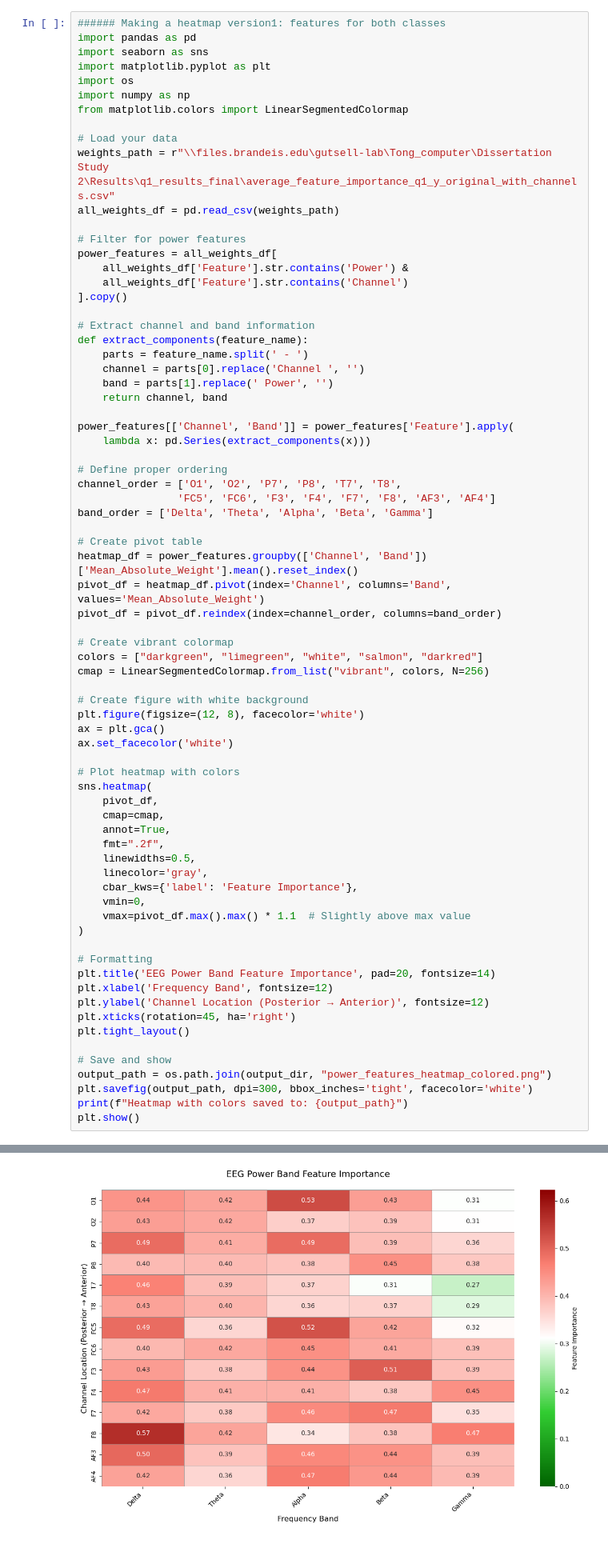
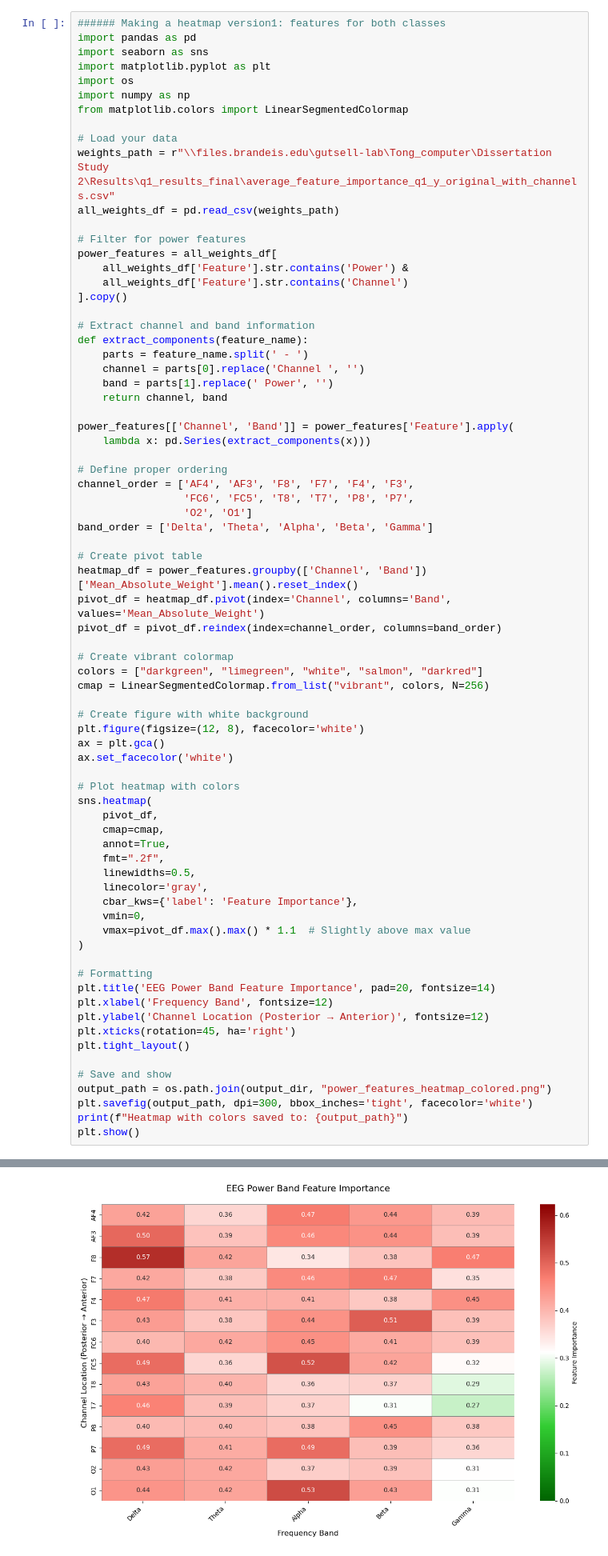
Before and after one commit to oliviaL2022/video-induced-emotion-prediction, a Jupyter notebook: Machine Learning Scripts/Prediction_model_within_subjects_v6.ipynb, the cells around one changed output, grey strips where cells are left out. Shown at 80% size. Saved outputs shown, nothing was run; the diff lists cells and outputs as text.

```diff
--- a/Machine Learning Scripts/Prediction_model_within_subjects_v6.ipynb
+++ b/Machine Learning Scripts/Prediction_model_within_subjects_v6.ipynb
@@ -2311,8 +2486,9 @@ power_features[['Channel', 'Band']] = power_features['Feature'].apply(
     lambda x: pd.Series(extract_components(x)))
 
 # Define proper ordering
-channel_order = ['O1', 'O2', 'P7', 'P8', 'T7', 'T8',
-                'FC5', 'FC6', 'F3', 'F4', 'F7', 'F8', 'AF3', 'AF4']
+channel_order = ['AF4', 'AF3', 'F8', 'F7', 'F4', 'F3',
+                 'FC6', 'FC5', 'T8', 'T7', 'P8', 'P7',
+                 'O2', 'O1']
 band_order = ['Delta', 'Theta', 'Alpha', 'Beta', 'Gamma']
 
 # Create pivot table
@@ -2359,4 +2535,4 @@ Heatmap with colors saved to: \\files.brandeis.edu\gutsell-lab\Tong_computer\Dis
-[figure, old version]
+[figure, new version]
 # %%
 ############### weights analysis version 2: class 0 and class 1 seperately
 import pandas as pd
```
Also changed, not shown: parts of 11 cells of this notebook.
